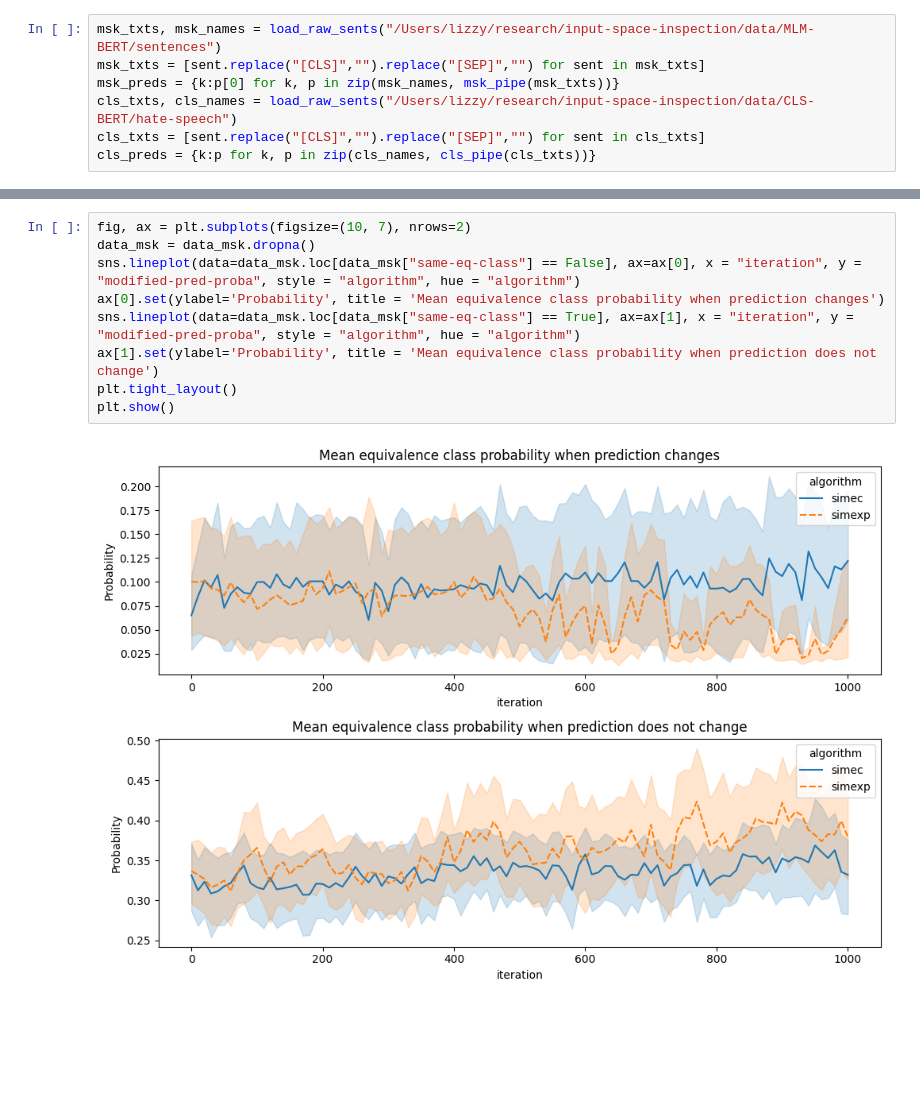
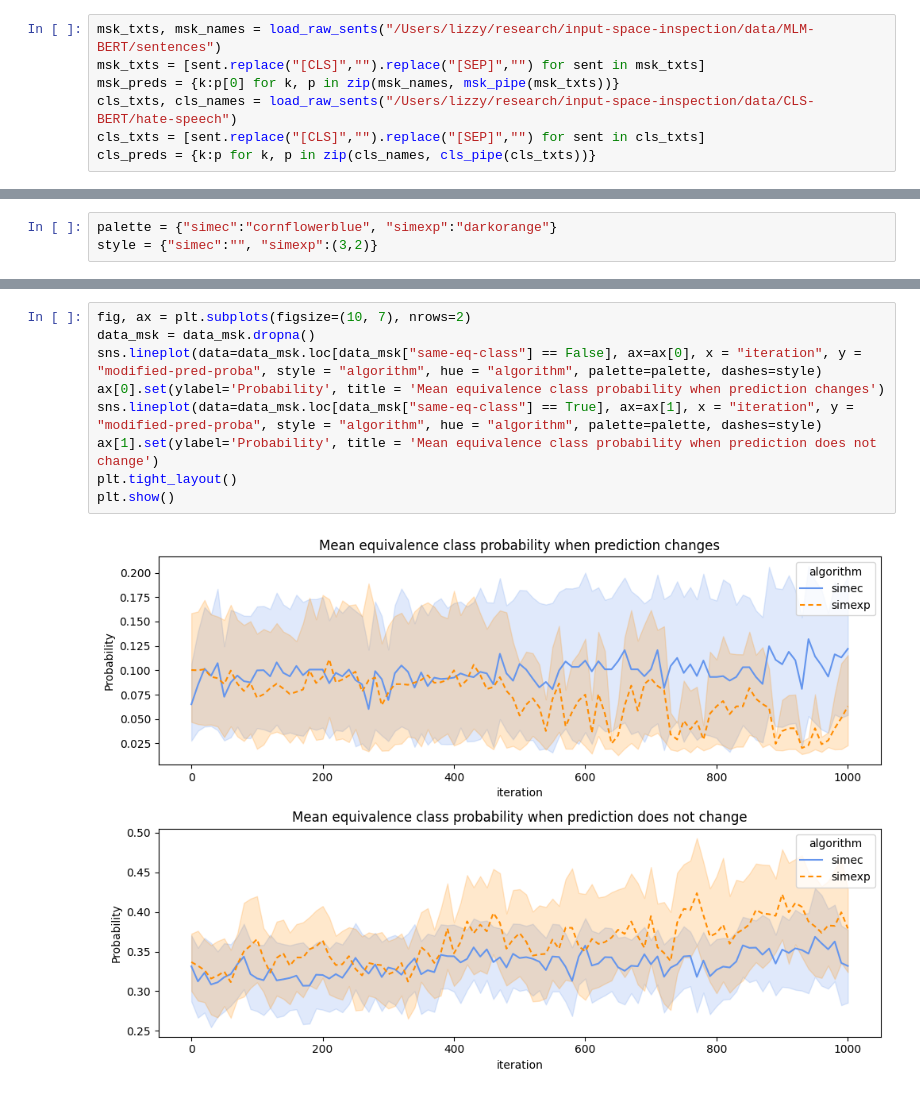
Before and after one commit to alessiomarta/transformers_equivalence_classes, a Jupyter notebook: analysis/pred_analysis.ipynb, the cells around one changed output, grey strips where cells are left out. Cells and saved outputs as stored; diff of their text form; blank space fills up the shorter version.

```diff
--- a/analysis/pred_analysis.ipynb
+++ b/analysis/pred_analysis.ipynb
@@ -400,2 +417,5 @@ data_msk.to_csv(os.path.join(res_path, "bert-msk-eq-class.proba.csv"), index = F
+# %%
+palette = {"simec":"cornflowerblue", "simexp":"darkorange"}
+style = {"simec":"", "simexp":(3,2)}
 # %%
 fig, ax = plt.subplots(figsize=(10, 7), nrows=2)
@@ -410,11 +430,11 @@ plt.show()
 # %%
 fig, ax = plt.subplots(figsize=(10, 7), nrows=2)
 data_msk = data_msk.dropna()
-sns.lineplot(data=data_msk.loc[data_msk["same-eq-class"] == False], ax=ax[0], x = "iteration", y = "modified-pred-proba", style = "algorithm", hue = "algorithm")
+sns.lineplot(data=data_msk.loc[data_msk["same-eq-class"] == False], ax=ax[0], x = "iteration", y = "modified-pred-proba", style = "algorithm", hue = "algorithm", palette=palette, dashes=style)
 ax[0].set(ylabel='Probability', title = 'Mean equivalence class probability when prediction changes')
-sns.lineplot(data=data_msk.loc[data_msk["same-eq-class"] == True], ax=ax[1], x = "iteration", y = "modified-pred-proba", style = "algorithm", hue = "algorithm")
+sns.lineplot(data=data_msk.loc[data_msk["same-eq-class"] == True], ax=ax[1], x = "iteration", y = "modified-pred-proba", style = "algorithm", hue = "algorithm", palette=palette, dashes=style)
 ax[1].set(ylabel='Probability', title = 'Mean equivalence class probability when prediction does not change')
 plt.tight_layout()
 plt.show()
 # %% [output]
-[figure, old version]
+[figure, new version]
```
Also changed, not shown: parts of 6 cells of this notebook.
